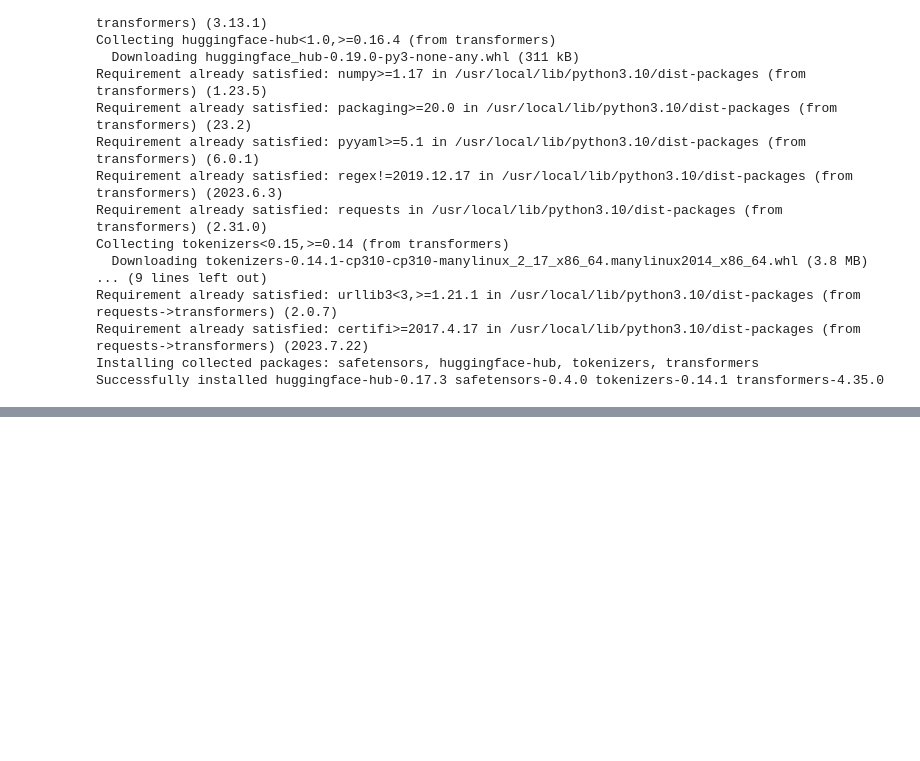
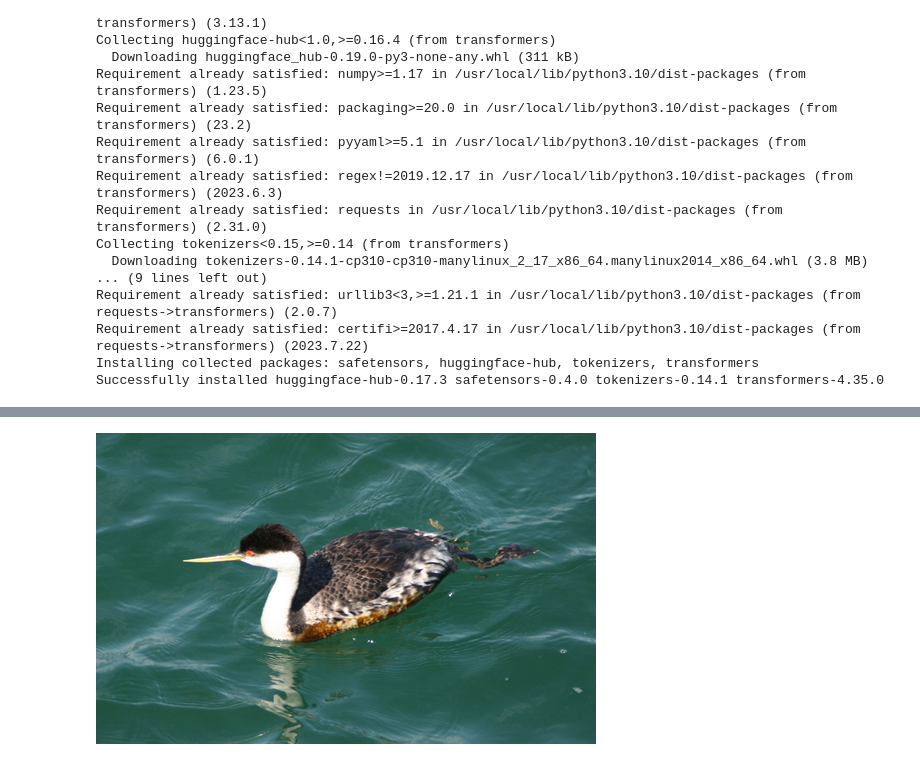
Before and after one commit to yerimming/gachon, a Jupyter notebook: CV_AL2_EfficientNet(9)_ipynb의_사본.ipynb, the cells around one changed output, grey strips where cells are left out. Drawn from its saved outputs; the diff is of its cells as text; code cells hidden in the pictures; blank space fills up the shorter version.

```diff
--- a/CV_AL2_EfficientNet(9)_ipynb의_사본.ipynb
+++ b/CV_AL2_EfficientNet(9)_ipynb의_사본.ipynb
@@ -386,0 +464,71 @@ plt.show()
+# %%
+import tensorflow as tf
+from tensorflow import keras
+
+# Display
+from IPython.display import Image, display
+import matplotlib.pyplot as plt
+import matplotlib.cm as cm
+
+model_builder = keras.applications.xception.Xception
+img_size = (299, 299)
+preprocess_input = keras.applications.xception.preprocess_input
+decode_predictions = keras.applications.xception.decode_predictions
+
+last_conv_layer_name = "block14_sepconv2_act"
+
+# The local path to our target image
+import random
+
+# 테스트 데이터셋에서 무작위로 이미지 선택
+random_index = random.randint(0, len(test_set) - 1)
+img_path = test_set.image_folder[random_index]
+img_path = os.path.join('/content/gdrive/MyDrive/CUB_200_2011_repackage_class50/datasets/test',img_path)
+display(Image(img_path))
+
+def get_img_array(img_path, size):
+    # `img` is a PIL image of size 299x299
+    img = keras.utils.load_img(img_path, target_size=size)
+    # `array` is a float32 Numpy array of shape (299, 299, 3)
+    array = keras.utils.img_to_array(img)
+    # We add a dimension to transform our array into a "batch"
+    # of size (1, 299, 299, 3)
+    array = np.expand_dims(array, axis=0)
+    return array
+
+
+def make_gradcam_heatmap(img_array, model, last_conv_layer_name, pred_index=None):
+    # First, we create a model that maps the input image to the activations
+    # of the last conv layer as well as the output predictions
+    grad_model = keras.models.Model(
+        model.inputs, [model.get_layer(last_conv_layer_name).output, model.output]
+    )
+
+    # Then, we compute the gradient of the top predicted class for our input image
+    # with respect to the activations of the last conv layer
+    with tf.GradientTape() as tape:
+        last_conv_layer_output, preds = grad_model(img_array)
+        if pred_index is None:
+            pred_index = tf.argmax(preds[0])
+        class_channel = preds[:, pred_index]
+
+    # This is the gradient of the output neuron (top predicted or chosen)
+    # with regard to the output feature map of the last conv layer
+    grads = tape.gradient(class_channel, last_conv_layer_output)
+
+    # This is a vector where each entry is the mean intensity of the gradient
+    # over a specific feature map channel
+    pooled_grads = tf.reduce_mean(grads, axis=(0, 1, 2))
+
+    # We multiply each channel in the feature map array
+    # by "how important this channel is" with regard to the top predicted class
+    # then sum all the channels to obtain the heatmap class activation
+    last_conv_layer_output = last_conv_layer_output[0]
+    heatmap = last_conv_layer_output @ pooled_grads[..., tf.newaxis]
+    heatmap = tf.squeeze(heatmap)
+
+    # For visualization purpose, we will also normalize the heatmap between 0 & 1
+    heatmap = tf.maximum(heatmap, 0) / tf.math.reduce_max(heatmap)
+    return heatmap.numpy()
+# %% [output]
+[figure, added]
```
Also changed, not shown: parts of 14 cells of this notebook.
